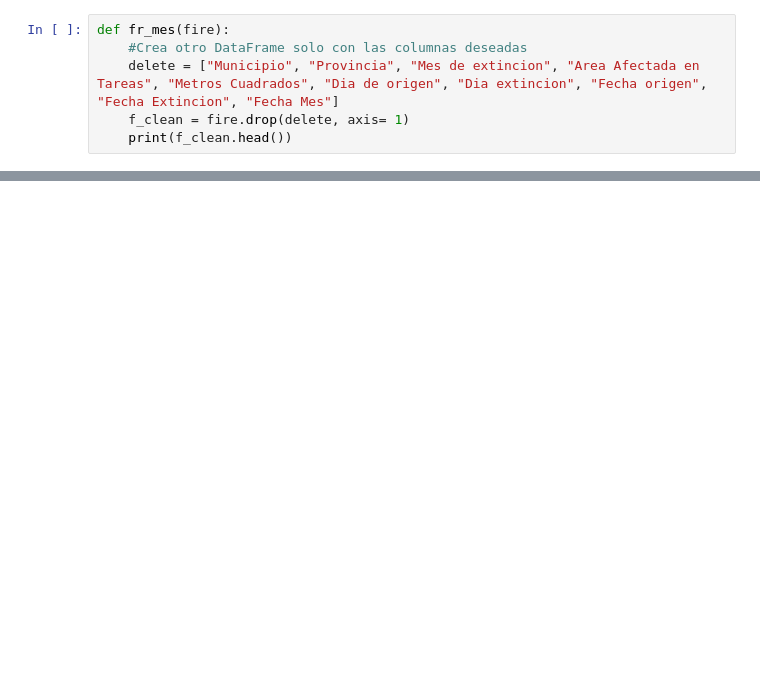
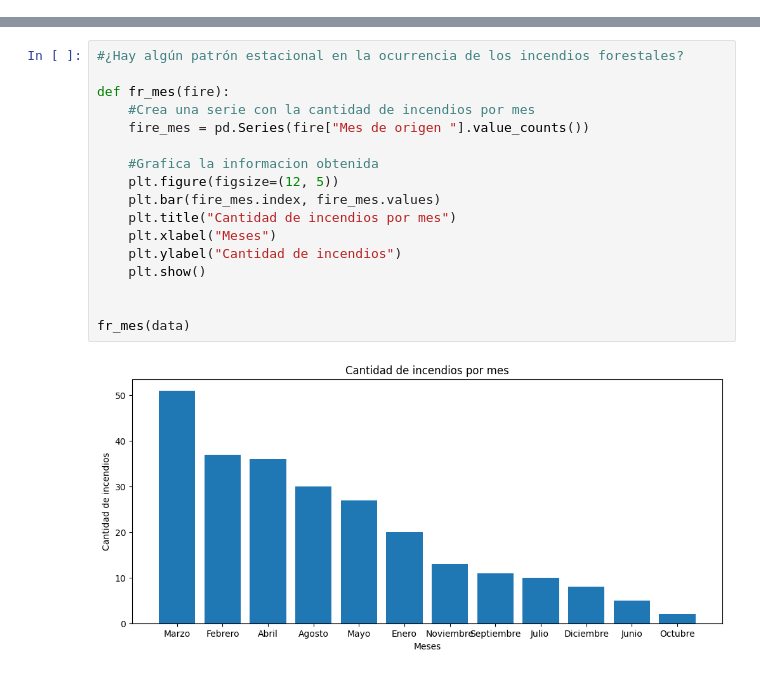
Before and after one commit to Edwinroman30/sic-forest-fire-rd, a Jupyter notebook: main.ipynb, the cells around one changed output, grey strips where cells are left out. Drawn from its saved outputs; the diff is of its cells as text; blank space fills up the shorter version.

```diff
--- a/main.ipynb
+++ b/main.ipynb
@@ -27,6 +5,0 @@ None
-# %%
-def fr_mes(fire):
-    #Crea otro DataFrame solo con las columnas deseadas
-    delete = ["Municipio", "Provincia", "Mes de extincion", "Area Afectada en Tareas", "Metros Cuadrados", "Dia de origen", "Dia extincion", "Fecha origen", "Fecha Extincion", "Fecha Mes"]
-    f_clean = fire.drop(delete, axis= 1)
-    print(f_clean.head())
@@ -33 +27,20 @@ def fr_mes(fire):
+# %%
+#¿Hay algún patrón estacional en la ocurrencia de los incendios forestales?
+
+def fr_mes(fire):
+    #Crea una serie con la cantidad de incendios por mes
+    fire_mes = pd.Series(fire["Mes de origen "].value_counts())
+
+    #Grafica la informacion obtenida
+    plt.figure(figsize=(12, 5))
+    plt.bar(fire_mes.index, fire_mes.values)
+    plt.title("Cantidad de incendios por mes")
+    plt.xlabel("Meses")
+    plt.ylabel("Cantidad de incendios")
+    plt.show()
+
+
+fr_mes(data)
+# %% [output]
+[figure, added]
 # %%
```
Also changed, not shown: parts of 4 cells of this notebook, 1 other file.
